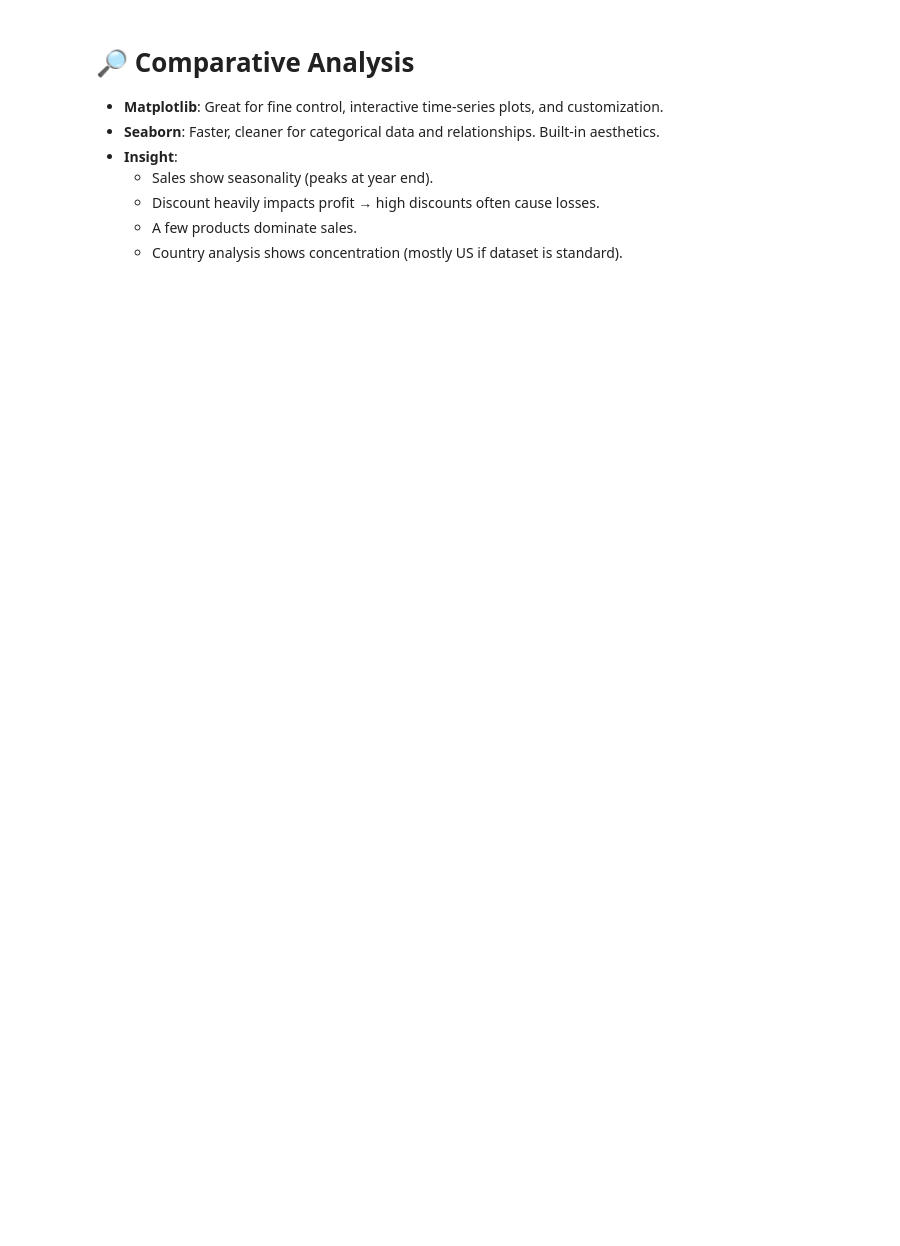
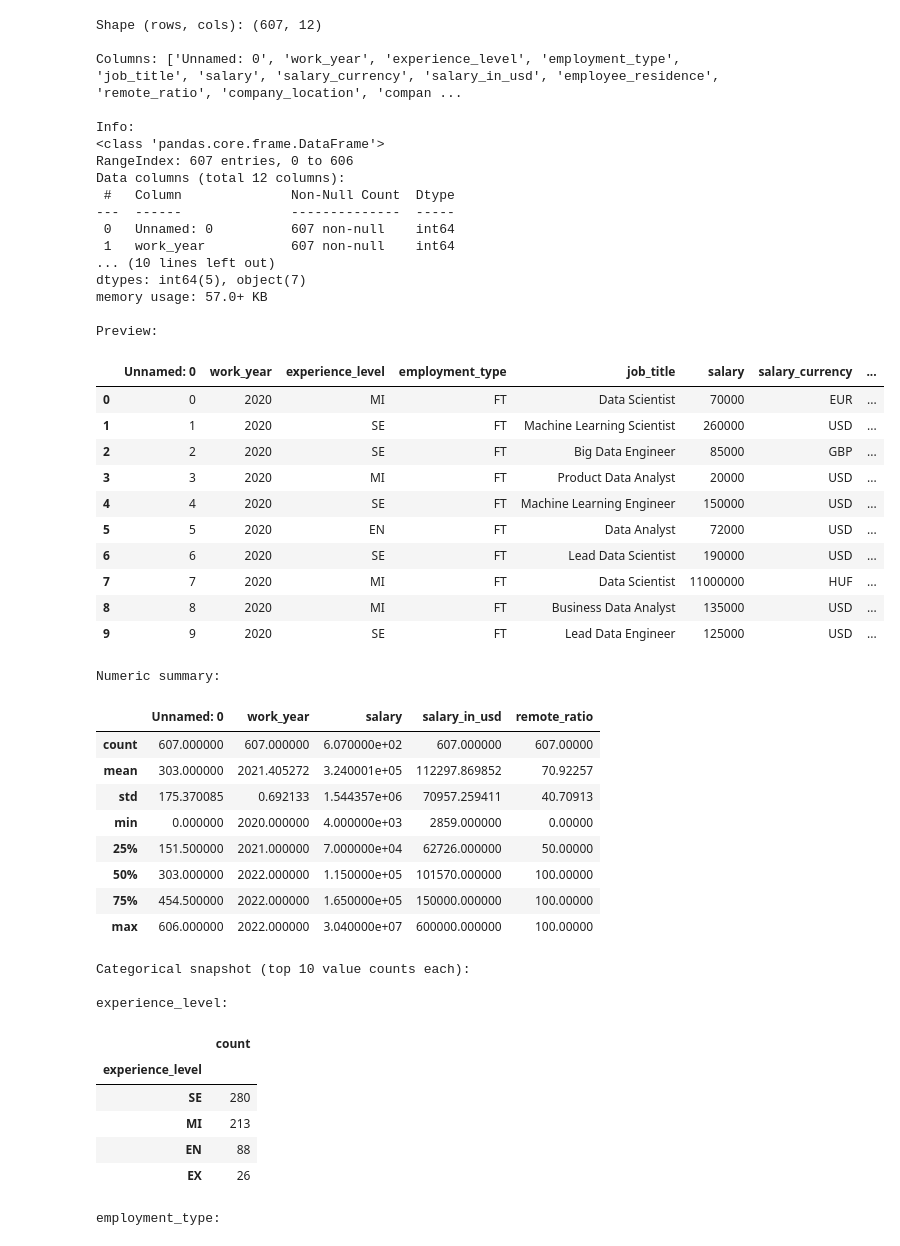
Before and after one commit to Koss-Lab/DI_Bootcamp, a Jupyter notebook: Week6/Day2/DailyChallenge/DailyChallenge_Week6_Day2.ipynb, the cells around one changed output. Cells and saved outputs as stored; diff of their text form; code cells hidden in the pictures; blank space fills up the shorter version.

```diff
--- a/Week6/Day2/DailyChallenge/DailyChallenge_Week6_Day2.ipynb
+++ b/Week6/Day2/DailyChallenge/DailyChallenge_Week6_Day2.ipynb
@@ -113,10 +30,66 @@ plt.show()
-# %% [markdown]
-# 🔎 Comparative Analysis
-
-- **Matplotlib**: Great for fine control, interactive time-series plots, and customization.
-- **Seaborn**: Faster, cleaner for categorical data and relationships. Built-in aesthetics.
-- **Insight**:
-  - Sales show seasonality (peaks at year end).
-  - Discount heavily impacts profit → high discounts often cause losses.
-  - A few products dominate sales.
-  - Country analysis shows concentration (mostly US if dataset is standard).
+# %%
+print("Shape (rows, cols):", df.shape)
+print("\nColumns:", list(df.columns))
+
+print("\nInfo:")
+df.info()
+
+print("\nPreview:")
+display(df.head(10))
+
+print("\nNumeric summary:")
+display(df.describe())
+
+print("\nCategorical snapshot (top 10 value counts each):")
+for col in df.select_dtypes(include=["object"]).columns:
+    print(f"\n{col}:")
+    display(df[col].value_counts(dropna=False).head(10).to_frame("count"))
+# %% [output]
+Shape (rows, cols): (607, 12)
+
+Columns: ['Unnamed: 0', 'work_year', 'experience_level', 'employment_type', 'job_title', 'salary', 'salary_currency', 'salary_in_usd', 'employee_residence', 'remote_ratio', 'company_location', 'compan ...
+
+Info:
+<class 'pandas.core.frame.DataFrame'>
+RangeIndex: 607 entries, 0 to 606
+Data columns (total 12 columns):
+ #   Column              Non-Null Count  Dtype
+---  ------              --------------  -----
+ 0   Unnamed: 0          607 non-null    int64
+ 1   work_year           607 non-null    int64
+... (10 lines left out)
+dtypes: int64(5), object(7)
+memory usage: 57.0+ KB
+
+Preview:
+|  | Unnamed: 0 | work_year | experience_level | employment_type | job_title | salary | salary_currency | ... |
+| 0 | 0 | 2020 | MI | FT | Data Scientist | 70000 | EUR | ... |
+| 1 | 1 | 2020 | SE | FT | Machine Learning Scientist | 260000 | USD | ... |
+| 2 | 2 | 2020 | SE | FT | Big Data Engineer | 85000 | GBP | ... |
+| 3 | 3 | 2020 | MI | FT | Product Data Analyst | 20000 | USD | ... |
+| 4 | 4 | 2020 | SE | FT | Machine Learning Engineer | 150000 | USD | ... |
+| 5 | 5 | 2020 | EN | FT | Data Analyst | 72000 | USD | ... |
+| 6 | 6 | 2020 | SE | FT | Lead Data Scientist | 190000 | USD | ... |
+| 7 | 7 | 2020 | MI | FT | Data Scientist | 11000000 | HUF | ... |
+| 8 | 8 | 2020 | MI | FT | Business Data Analyst | 135000 | USD | ... |
+| 9 | 9 | 2020 | SE | FT | Lead Data Engineer | 125000 | USD | ... |
+Numeric summary:
+|  | Unnamed: 0 | work_year | salary | salary_in_usd | remote_ratio |
+| count | 607.000000 | 607.000000 | 6.070000e+02 | 607.000000 | 607.00000 |
+| mean | 303.000000 | 2021.405272 | 3.240001e+05 | 112297.869852 | 70.92257 |
+| std | 175.370085 | 0.692133 | 1.544357e+06 | 70957.259411 | 40.70913 |
+| min | 0.000000 | 2020.000000 | 4.000000e+03 | 2859.000000 | 0.00000 |
+| 25% | 151.500000 | 2021.000000 | 7.000000e+04 | 62726.000000 | 50.00000 |
+| 50% | 303.000000 | 2022.000000 | 1.150000e+05 | 101570.000000 | 100.00000 |
+| 75% | 454.500000 | 2022.000000 | 1.650000e+05 | 150000.000000 | 100.00000 |
+| max | 606.000000 | 2022.000000 | 3.040000e+07 | 600000.000000 | 100.00000 |
+Categorical snapshot (top 10 value counts each):
+
+experience_level:
+|  | count |
+| experience_level |  |
+| SE | 280 |
+| MI | 213 |
+| EN | 88 |
+| EX | 26 |
+employment_type:
```
Also changed, not shown: parts of 15 cells of this notebook, 25 other files.
